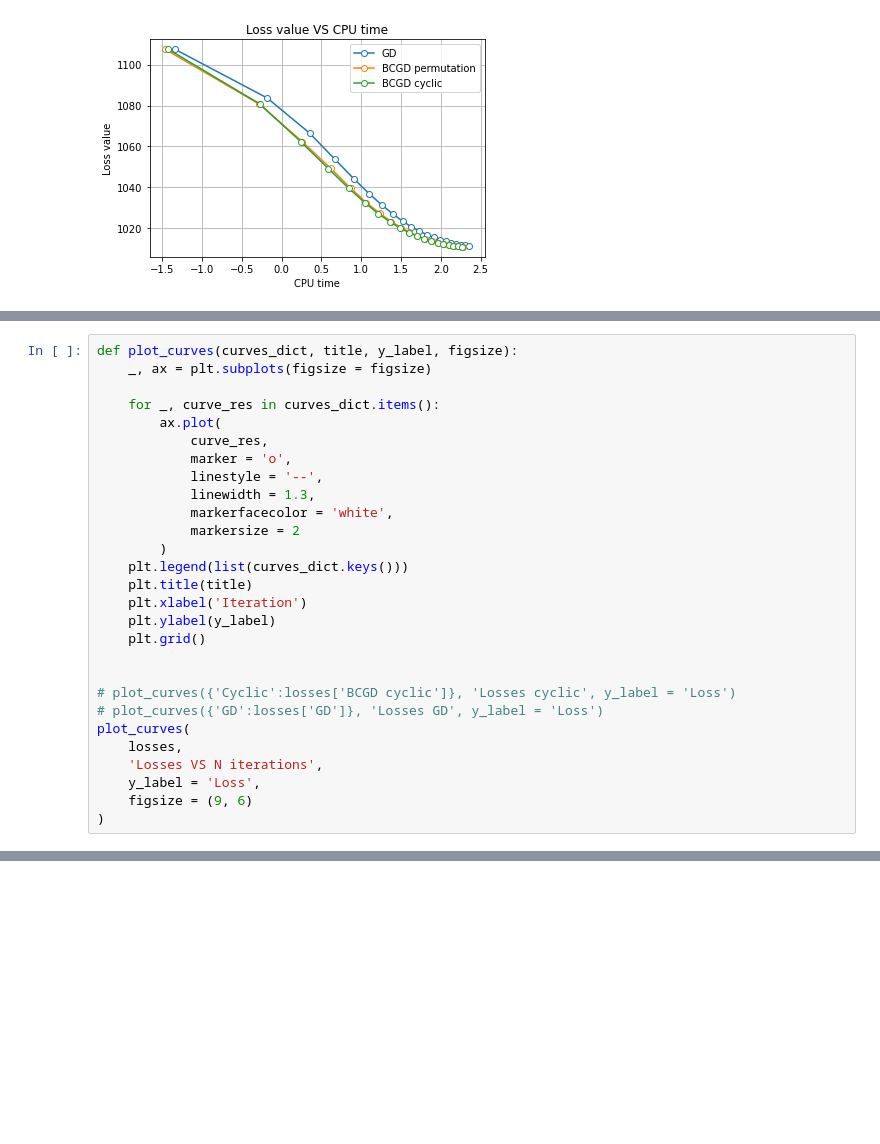
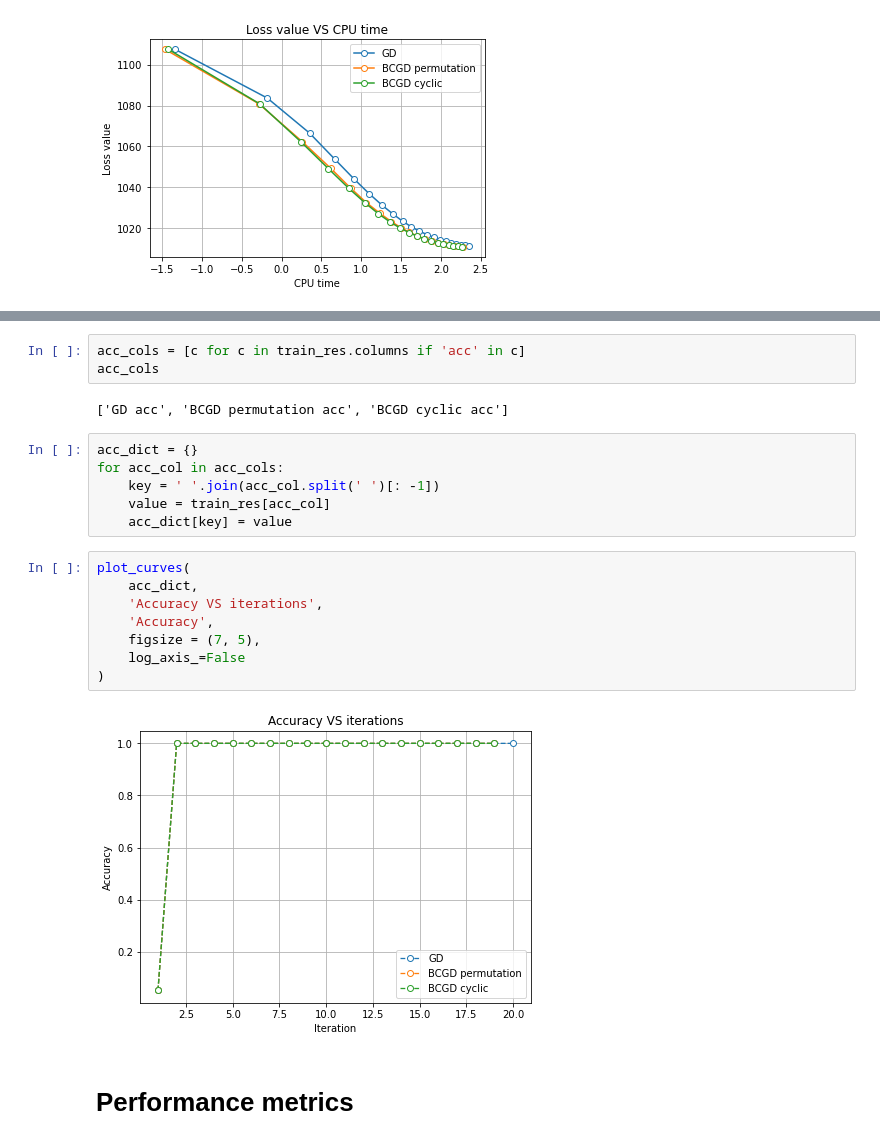
Before and after one commit to PashaIanko/Semi-Supervised-Labelling, a Jupyter notebook: model_evaluation.ipynb, the cells around one changed output, grey strips where cells are left out. Saved outputs shown, nothing was run; the diff lists cells and outputs as text; blank space fills up the shorter version.

Commit message:
finished graphics for model evaluation

```diff
--- a/model_evaluation.ipynb
+++ b/model_evaluation.ipynb
@@ -211,28 +182,0 @@ bar_metrics.head()
-# %%
-def plot_curves(curves_dict, title, y_label, figsize):
-    _, ax = plt.subplots(figsize = figsize)
-
-    for _, curve_res in curves_dict.items():
-        ax.plot(
-            curve_res,
-            marker = 'o',
-            linestyle = '--',
-            linewidth = 1.3,
-            markerfacecolor = 'white',
-            markersize = 2
-        )
-    plt.legend(list(curves_dict.keys()))
-    plt.title(title)
-    plt.xlabel('Iteration')
-    plt.ylabel(y_label)
-    plt.grid()
-
-
-# plot_curves({'Cyclic':losses['BCGD cyclic']}, 'Losses cyclic', y_label = 'Loss')
-# plot_curves({'GD':losses['GD']}, 'Losses GD', y_label = 'Loss')
-plot_curves(
-    losses,
-    'Losses VS N iterations',
-    y_label = 'Loss',
-    figsize = (9, 6)
-)
@@ -343,0 +194,23 @@ Iteration: 4, Loss: 24173.807351957803, delta loss: 0.0
+# %%
+acc_cols = [c for c in train_res.columns if 'acc' in c]
+acc_cols
+# %% [output]
+['GD acc', 'BCGD permutation acc', 'BCGD cyclic acc']
+# %%
+acc_dict = {}
+for acc_col in acc_cols:
+    key = ' '.join(acc_col.split(' ')[: -1])
+    value = train_res[acc_col]
+    acc_dict[key] = value
+# %%
+plot_curves(
+    acc_dict,
+    'Accuracy VS iterations',
+    'Accuracy',
+    figsize = (7, 5),
+    log_axis_=False
+)
+# %% [output]
+[figure, added]
+# %% [markdown]
+# Performance metrics
```
Also changed, not shown: parts of 19 cells of this notebook.
